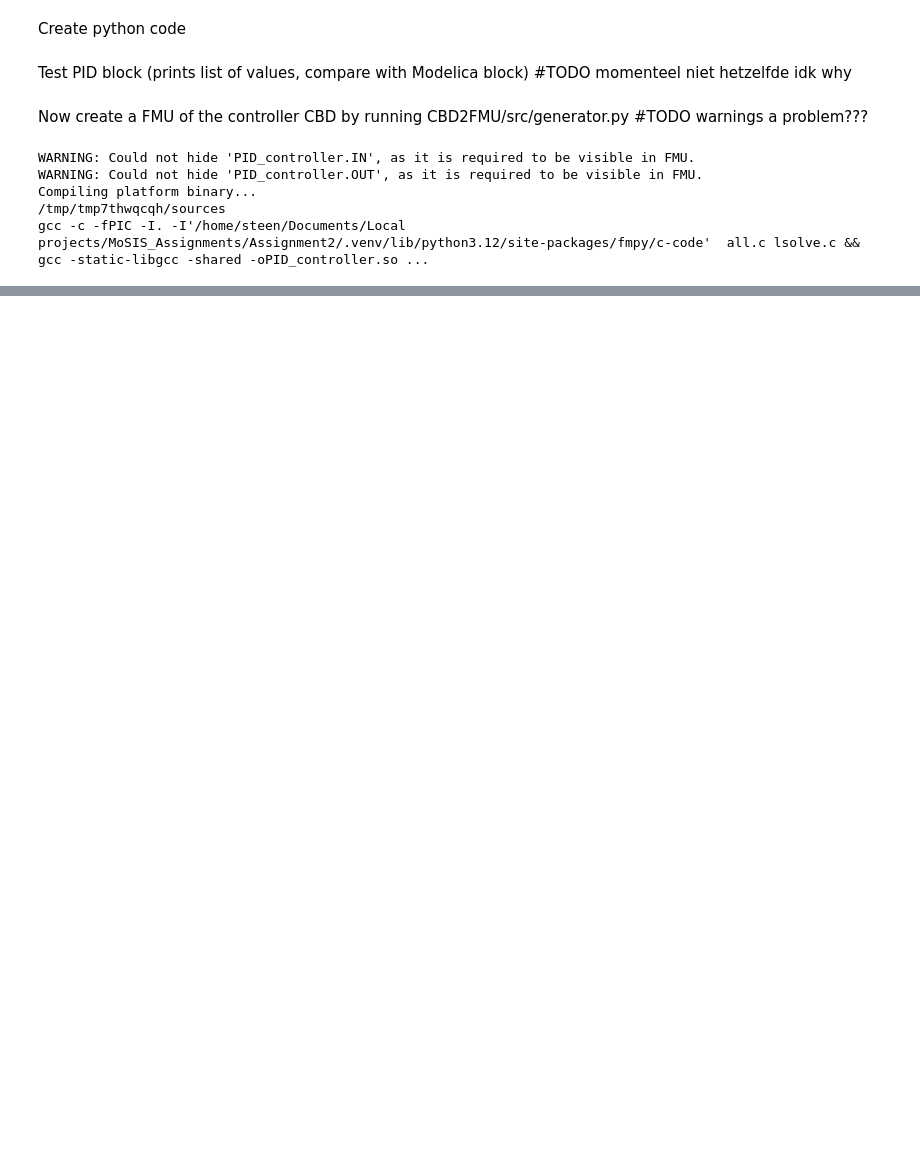
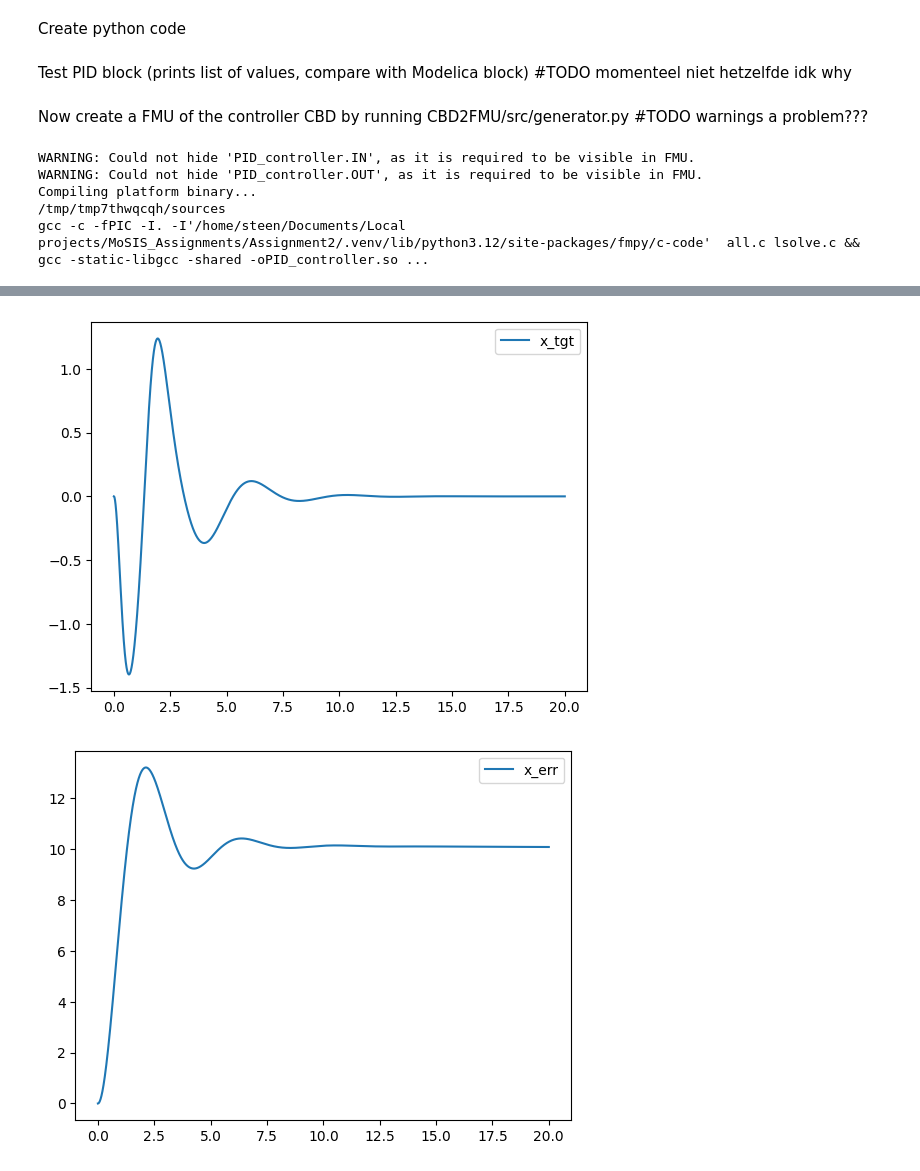
Before and after one commit to NielsVandenBroeck/MoSIS_Assignments, a Jupyter notebook: Assignment2/report.ipynb, the cells around one changed output, grey strips where cells are left out. Drawn from its saved outputs; the diff is of its cells as text; code cells hidden in the pictures; blank space fills up the shorter version.

Commit message:
greates graphs

```diff
--- a/Assignment2/report.ipynb
+++ b/Assignment2/report.ipynb
@@ -308,0 +311,80 @@ gcc -c -fPIC -I. -I'/home/steen/Documents/Local projects/MoSIS_Assignments/Assig
+# %%
+# script: Co-simulation/orchestration_script.py
+
+from fmpy import simulate_fmu
+from fmpy.fmucontainer import create_fmu_container, Connection, Configuration, Component, Variable
+from fmpy.validation import validate_fmu
+from fmpy.util import compile_platform_binary
+from fmpy.model_description import DefaultExperiment
+
+
+if __name__ == "__main__":
+
+	configuration = Configuration(
+		fmiVersion='2.0',
+		defaultExperiment=DefaultExperiment(
+			startTime='0',
+			stopTime='20',
+			tolerance='1e-7',
+			stepSize='0.001'
+		),
+		parallelDoStep=False,
+		variables = [
+			Variable(
+				type='Real',
+				initial='calculated',
+				variability='continuous',
+				causality='output',
+				name='x',
+				mapping=[('plant', 'output_con')]
+			),
+			Variable(
+				type='Real',
+				initial='calculated',
+				variability='continuous',
+				causality='output',
+				name='theta',
+				mapping=[('plant', 'out_angular_disp')]
+			)
+		],
+		components=[
+			Component(
+				filename='Co-simulation/Plant.fmu',
+				name='plant'
+			),
+			Component(
+				filename='Co-simulation/Controller.fmu',
+				name='pid'
+			)
+		],
+		connections=[
+			Connection('pid', 'PID_controller.OUT', 'plant', 'input_con'),
+			Connection('plant', 'output_con', 'pid', 'PID_controller.IN')
+		]
+	)
+
+	create_fmu_container(configuration, "Co-simulation/Container.fmu")
+	problems = validate_fmu("Co-simulation/Container.fmu")
+	if problems:
+		print("PROBLEMS ENCOUNTERED WITH COMBINED FMU:")
+		print(problems)
+		exit()
+
+	result = simulate_fmu("Co-simulation/Container.fmu",
+						  #debug_logging=True,
+						  #fmi_call_logger=print,
+						  stop_time=20,
+						  output_interval=0.001)
+
+	import matplotlib.pyplot as plt
+
+	plt.plot([r[0] for r in result], [r[2] for r in result], label="x_tgt")
+	#plt.plot([r[0] for r in result], [r[3] for r in result], label="x_ego")
+	plt.legend()
+	plt.show()
+	plt.plot([r[0] for r in result], [r[1] for r in result], label="x_err")
+	plt.legend()
+	plt.show()
+# %% [output]
+[figure, added]
+[figure, added]
```
Also changed, not shown: parts of 2 cells of this notebook, 1 other file.
